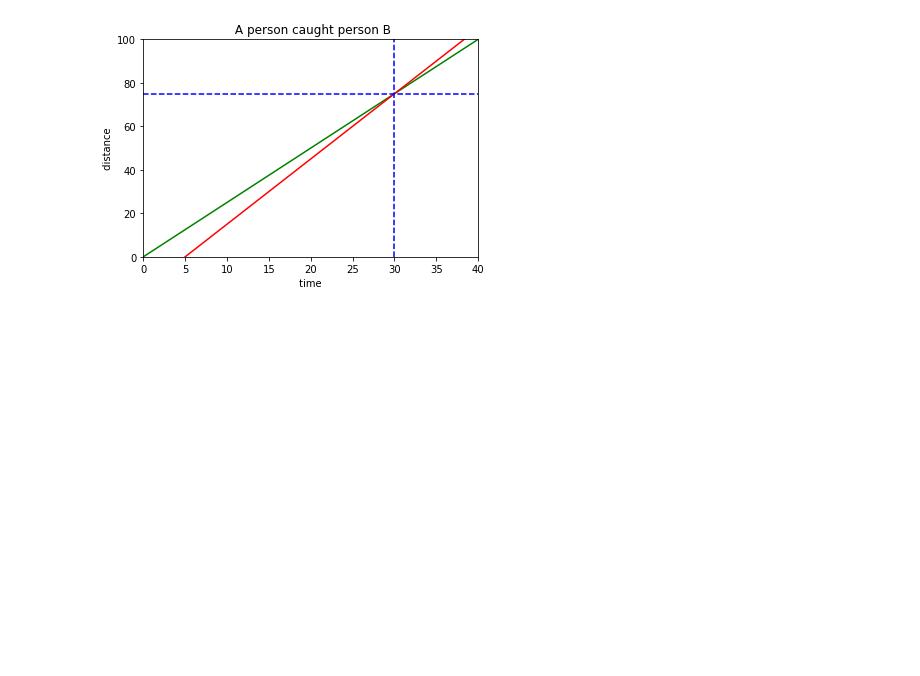
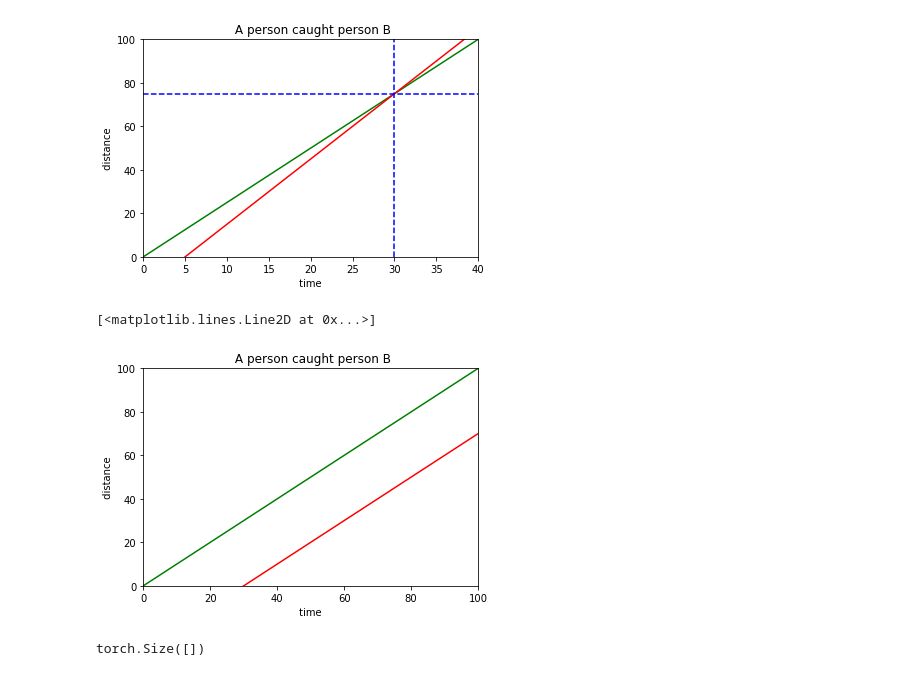
Before and after one commit to jaiswalvineet/ml_concept_refresh, a Jupyter notebook: Linear_algebra.ipynb, the cells around one changed output. Cells and saved outputs as stored; diff of their text form; code cells hidden in the pictures; blank space fills up the shorter version.

```diff
--- a/Linear_algebra.ipynb
+++ b/Linear_algebra.ipynb
@@ -24,3 +26,20 @@ plt.axvline(x=30, color='blue', linestyle='--')
 _ = plt.axhline(y=75, color='blue', linestyle='--')
 # %% [output]
 [figure]
+# %%
+t = np.linspace(0, 100, 1000) #start, finish and points https://www.geeksforgeeks.org/numpy-linspace-python/
+# distance by person a
+d_a = t
+# d_b =4*(t-30)
+d_b =(t-30)
+fig, ax = plt.subplots()
+plt.title(' A person caught person B')
+plt.xlabel(' time ' )
+plt.ylabel(' distance ')
+ax.set_xlim([0,100])
+ax.set_ylim([0,100])
+ax.plot(t, d_a,'green')
+ax.plot(t, d_b,'red')
+# %% [output]
+[<matplotlib.lines.Line2D at 0x...>]
+[figure, added]
@@ -26,0 +52,4 @@ _ = plt.axhline(y=75, color='blue', linestyle='--')
+# %%
+x_pt.shape
+# %% [output]
+torch.Size([])
```
Also changed, not shown: parts of 24 cells of this notebook.
